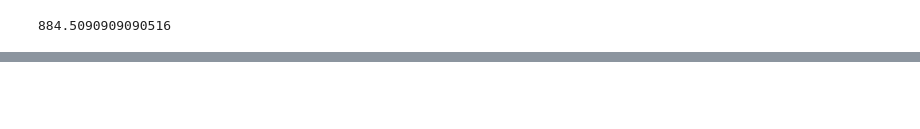
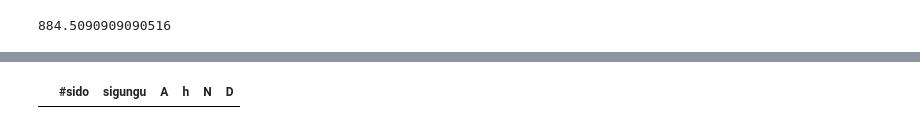
Before and after one commit to kwyosu7/Tuberculosis_hospital_optimization, a Jupyter notebook: article_figure.ipynb, the cells around one changed output, grey strips where cells are left out. Saved outputs shown, nothing was run; the diff lists cells and outputs as text; code cells hidden in the pictures; blank space fills up the shorter version.

Commit message:
edit wrong data set

```diff
--- a/article_figure.ipynb
+++ b/article_figure.ipynb
@@ -129,0 +130,5 @@ E(data)
+# %%
+path = '/home/users/YongsungKwon/workplace/Yongpyter/dataset/tuberculosis/'
+fatality = pd.read_csv(path+'data/2023_renewer/2014_2022_sido_10age_fatalities.txt',sep='\t')
+patient = pd.read_csv(path+'data/2023_renewer/2014_2022_sido_10age_patients.txt',sep='\t')
+hospital =pd.read_csv(path+'data/2023_renewer/2014_2022_sido_hospital.txt',sep='\t')
@@ -129,0 +215,10 @@ E(data)
+# %%
+year = '2015'
+sidolist = list(hospital['sido'])# sido = 'Sejong'
+data_sigungu = pd.read_csv(path+'data/'+year+'.txt',sep='\t')
+for sido in sidolist:
+	sigungu_data = sum(data_sigungu[data_sigungu['#sido']==sido]['h'])
+	sido_data= sum(hospital[hospital['sido']==sido][year])
+	print(sido)
+	print('sido: ', sido_data)
+	print('sigungu: ', sigungu_data)
@@ -129,0 +246,4 @@ E(data)
+# %%
+data_sigungu[data_sigungu['#sido']=='Sejong']
+# %% [output]
+|  | #sido | sigungu | A | h | N | D |
```
Also changed, not shown: parts of 14 cells of this notebook.
